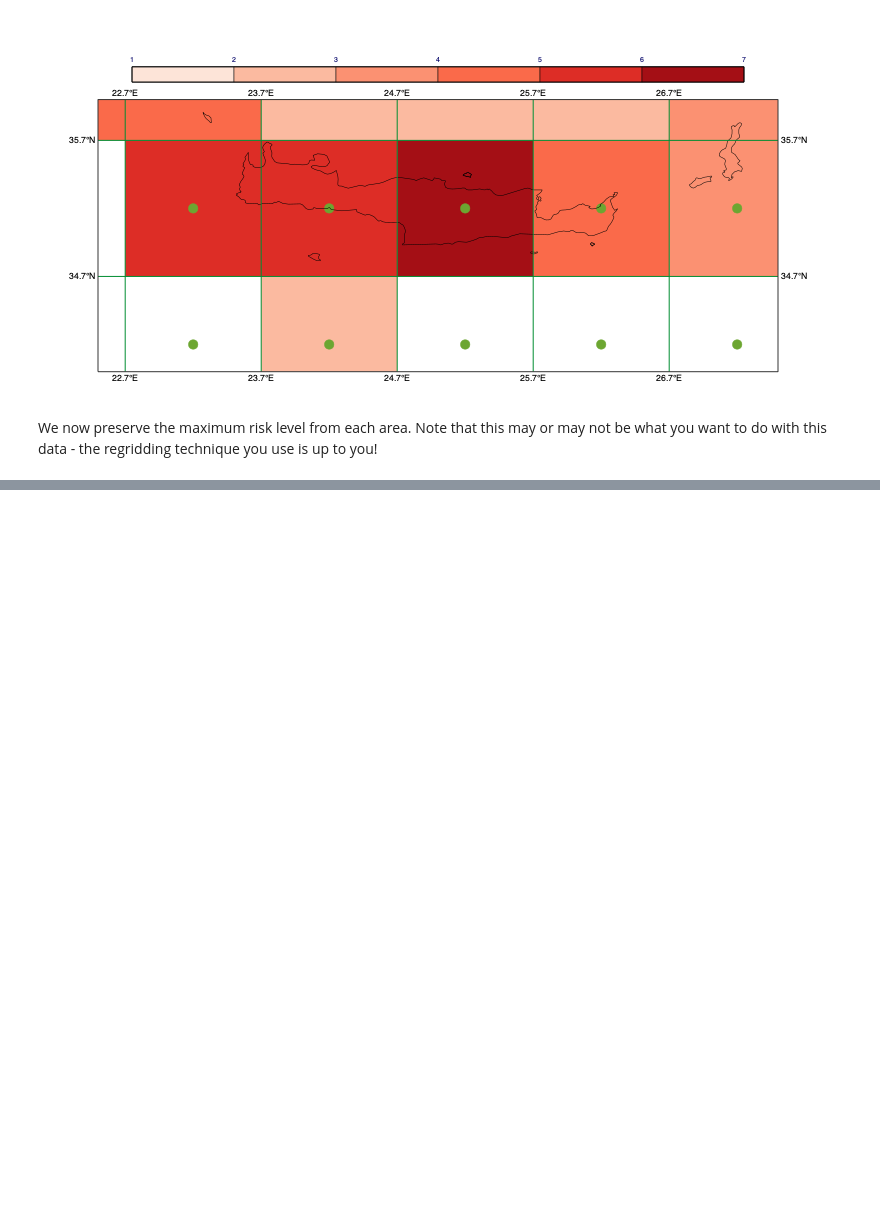
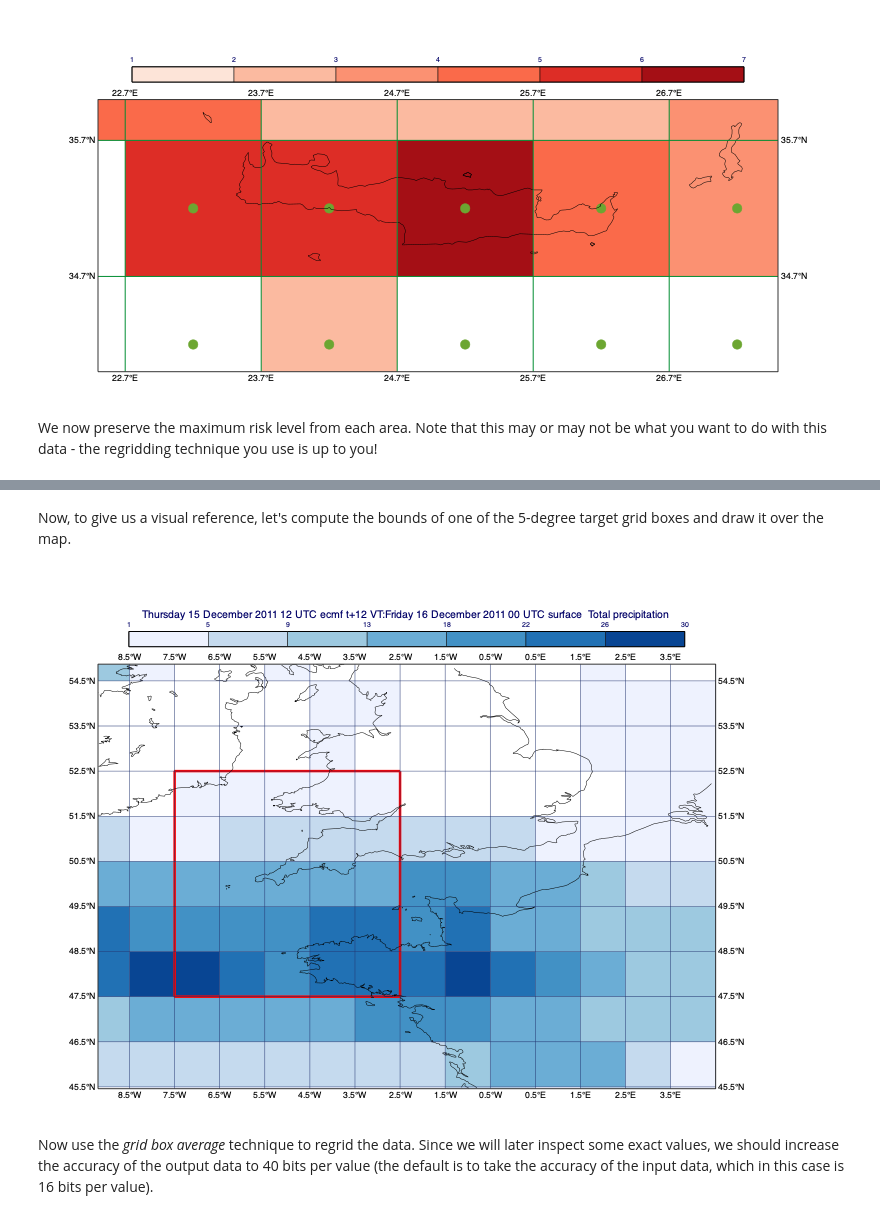
Before and after one commit to ecmwf/metview-docs, a Jupyter notebook: docs/examples/advanced_regrid.ipynb, the cells around one changed output, grey strips where cells are left out. Cells and saved outputs as stored; diff of their text form; code cells hidden in the pictures; blank space fills up the shorter version.

```diff
--- a/docs/examples/advanced_regrid.ipynb
+++ b/docs/examples/advanced_regrid.ipynb
@@ -167,0 +234,18 @@ We now preserve the maximum risk level from each area. Note that this may or may
+# %% [markdown]
+Now, to give us a visual reference, let's compute the bounds of one of the 5-degree target grid boxes and draw it over the map.
+# %%
+cb = [47.5, -7.5, 52.5, -2.5] # cell bounds (S,W,N,E)
+cell_points_lats = [cb[0], cb[2], cb[2], cb[0], cb[0]]
+cell_points_lons = [cb[1], cb[1], cb[3], cb[3], cb[1]]
+cell_bounds_plot = mv.mvl_geopolyline(cell_points_lats, cell_points_lons, 0.1)
+
+cell_bounds_style = mv.mgraph(
+    graph_line_colour    = "red",
+    graph_line_thickness = 5
+    )
+# %%
+mv.plot(view, precip, grid_shade, cell_bounds_plot, cell_bounds_style)
+# %% [output]
+[figure, added]
+# %% [markdown]
+Now use the *grid box average* technique to regrid the data. Since we will later inspect some exact values, we should increase the accuracy of the output data to 40 bits per value (the default is to take the accuracy of the input data, which in this case is 16 bits per value).
```
Also changed, not shown: parts of 25 cells of this notebook, 1 other file.
